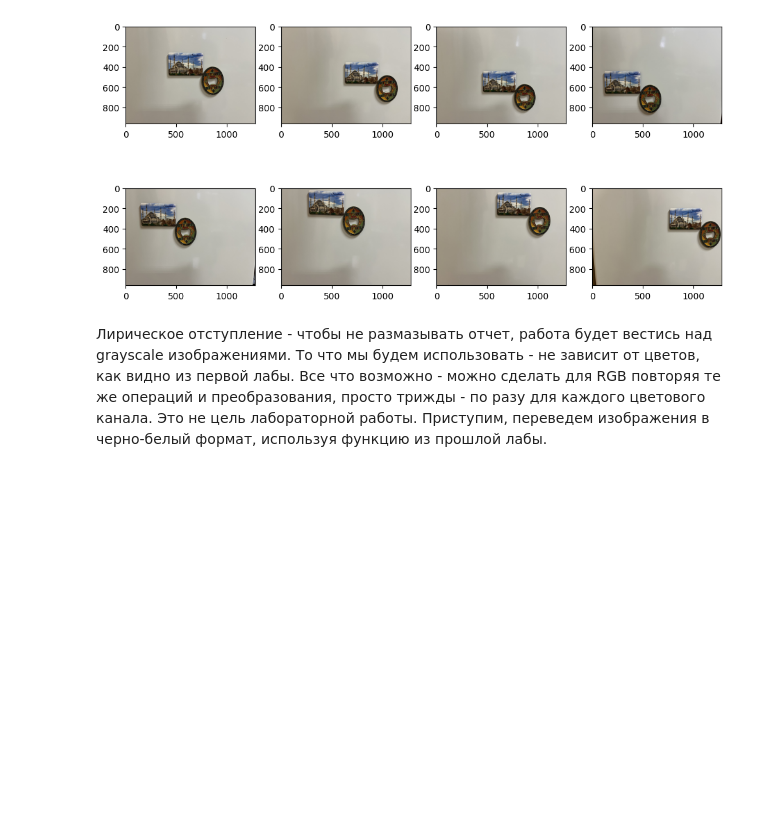
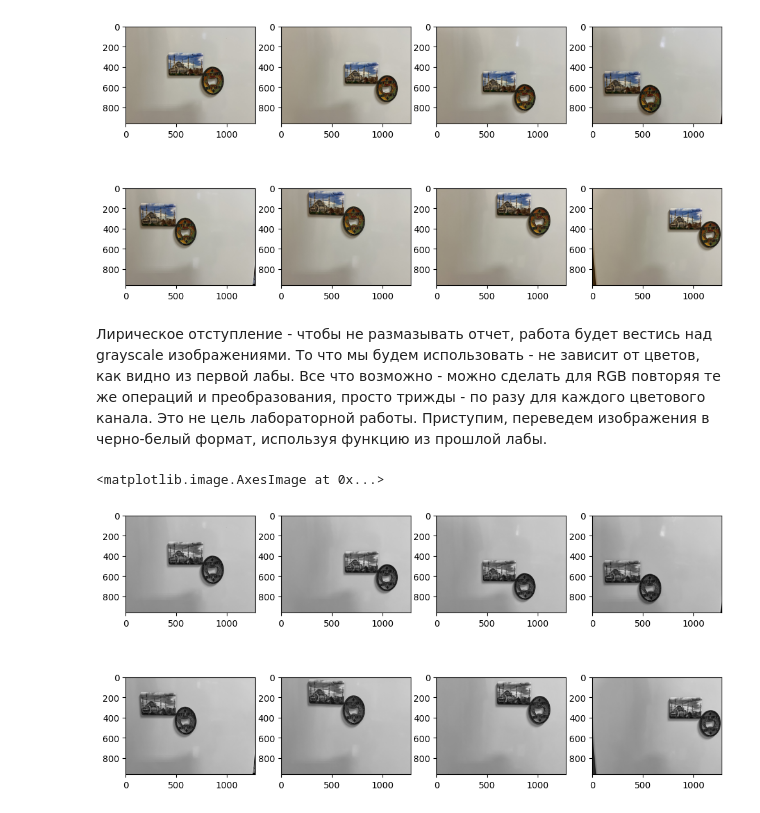
Before and after one commit to arskstn/cv-labs-sem8, a Jupyter notebook: lab1/lab2.ipynb, the cells around one changed output. Drawn from its saved outputs; the diff is of its cells as text; code cells hidden in the pictures; blank space fills up the shorter version.

```diff
--- a/lab1/lab2.ipynb
+++ b/lab1/lab2.ipynb
@@ -59,3 +61,22 @@ axarr[1,3].imshow(image8)
 [figure]
 # %% [markdown]
 Лирическое отступление - чтобы не размазывать отчет, работа будет вестись над grayscale изображениями. То что мы будем использовать - не зависит от цветов, как видно из первой лабы. Все что возможно - можно сделать для RGB повторяя те же операций и преобразования, просто трижды - по разу для каждого цветового канала. Это не цель лабораторной работы. Приступим, переведем изображения в черно-белый формат, используя функцию из прошлой лабы.
+# %%
+images_sequence_gray = []
+for img in images_sequence:
+    images_sequence_gray.append(lb1.intensity_grayscale(img))
+# %%
+f, axarr = plt.subplots(2,4, figsize = (12,6))
+
+axarr[0,0].imshow(images_sequence_gray[0], cmap='gray')
+axarr[0,1].imshow(images_sequence_gray[1], cmap='gray')
+axarr[0,2].imshow(images_sequence_gray[2], cmap='gray')
+axarr[0,3].imshow(images_sequence_gray[3], cmap='gray')
+
+axarr[1,0].imshow(images_sequence_gray[4], cmap='gray')
+axarr[1,1].imshow(images_sequence_gray[5], cmap='gray')
+axarr[1,2].imshow(images_sequence_gray[6], cmap='gray')
+axarr[1,3].imshow(images_sequence_gray[7], cmap='gray')
+# %% [output]
+<matplotlib.image.AxesImage at 0x...>
+[figure, added]
```
Also changed, not shown: parts of 43 cells of this notebook, 5 other files.
